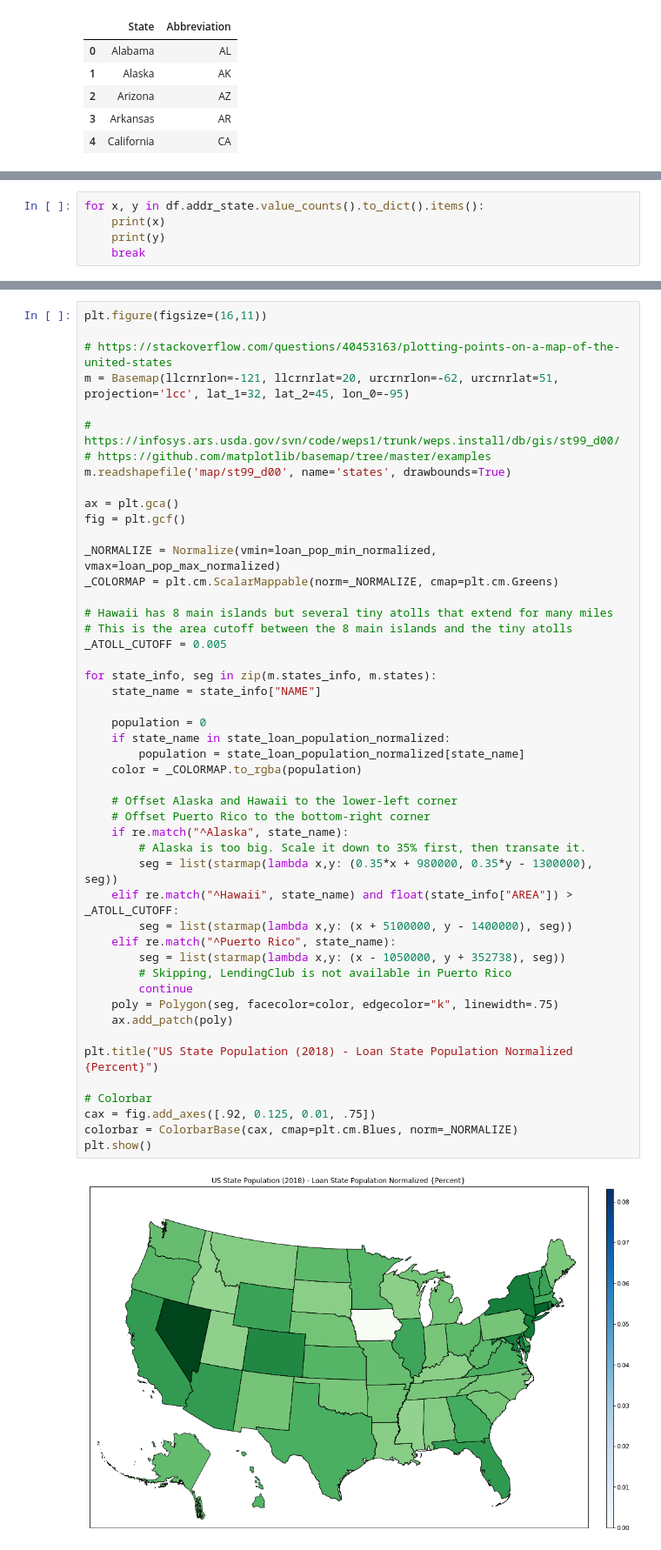
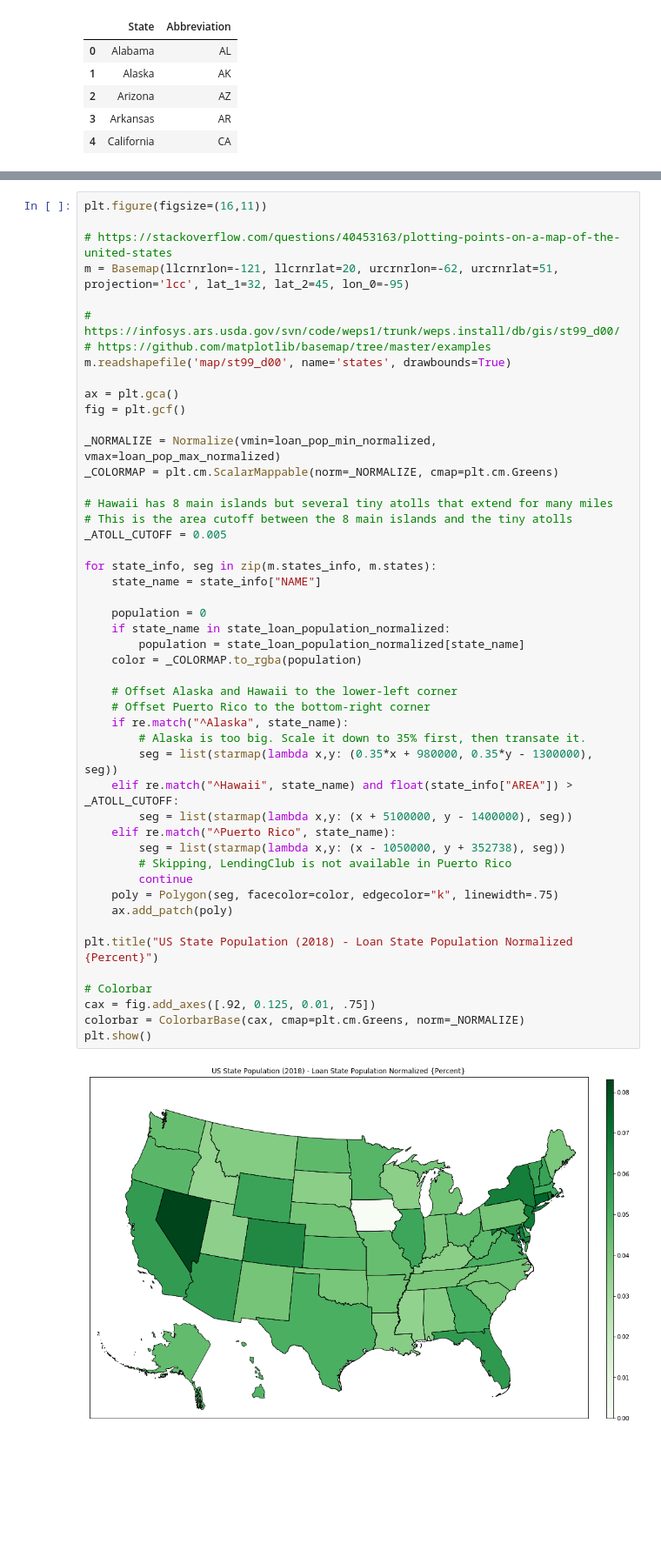
Before and after one commit to juszhan/LendingClub-Profitability, a Jupyter notebook: lendingclub_population_analysis.ipynb, the cells around one changed output, grey strips where cells are left out. Shown: that part at 87% size. Cells and saved outputs as stored; diff of their text form; blank space fills up the shorter version.

```diff
--- a/lending_club.ipynb
+++ b/lendingclub_population_analysis.ipynb
@@ -219,5 +175,0 @@ df.addr_state.value_counts().to_dict()
-# %%
-for x, y in df.addr_state.value_counts().to_dict().items():
-    print(x)
-    print(y)
-    break
@@ -276,32 +207,32 @@ _COLORMAP = plt.cm.ScalarMappable(norm=_NORMALIZE, cmap=plt.cm.Greens)
 _ATOLL_CUTOFF = 0.005
 
 for state_info, seg in zip(m.states_info, m.states):
     state_name = state_info["NAME"]
 
     population = 0
     if state_name in state_loan_population_normalized:
         population = state_loan_population_normalized[state_name]
     color = _COLORMAP.to_rgba(population)
 
     # Offset Alaska and Hawaii to the lower-left corner
     # Offset Puerto Rico to the bottom-right corner
     if re.match("^Alaska", state_name):
         # Alaska is too big. Scale it down to 35% first, then transate it.
         seg = list(starmap(lambda x,y: (0.35*x + 980000, 0.35*y - 1300000), seg))
     elif re.match("^Hawaii", state_name) and float(state_info["AREA"]) > _ATOLL_CUTOFF:
         seg = list(starmap(lambda x,y: (x + 5100000, y - 1400000), seg))
     elif re.match("^Puerto Rico", state_name):
         seg = list(starmap(lambda x,y: (x - 1050000, y + 352738), seg))
         # Skipping, LendingClub is not available in Puerto Rico
         continue
     poly = Polygon(seg, facecolor=color, edgecolor="k", linewidth=.75)
     ax.add_patch(poly)
 
 plt.title("US State Population (2018) - Loan State Population Normalized {Percent}")
 
 # Colorbar
 cax = fig.add_axes([.92, 0.125, 0.01, .75])
-colorbar = ColorbarBase(cax, cmap=plt.cm.Blues, norm=_NORMALIZE)
+colorbar = ColorbarBase(cax, cmap=plt.cm.Greens, norm=_NORMALIZE)
 plt.show()
 # %% [output]
-[figure, old version]
+[figure, new version]
```
Also changed, not shown: parts of 7 cells of this notebook.
